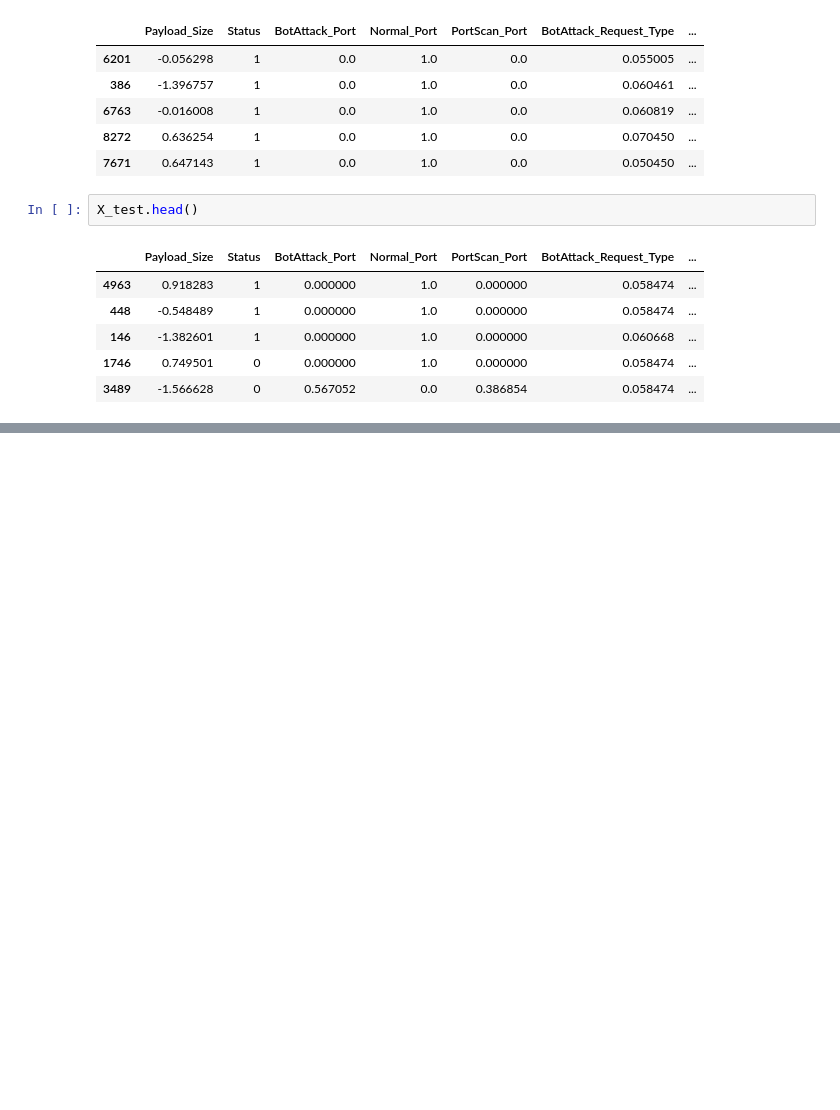
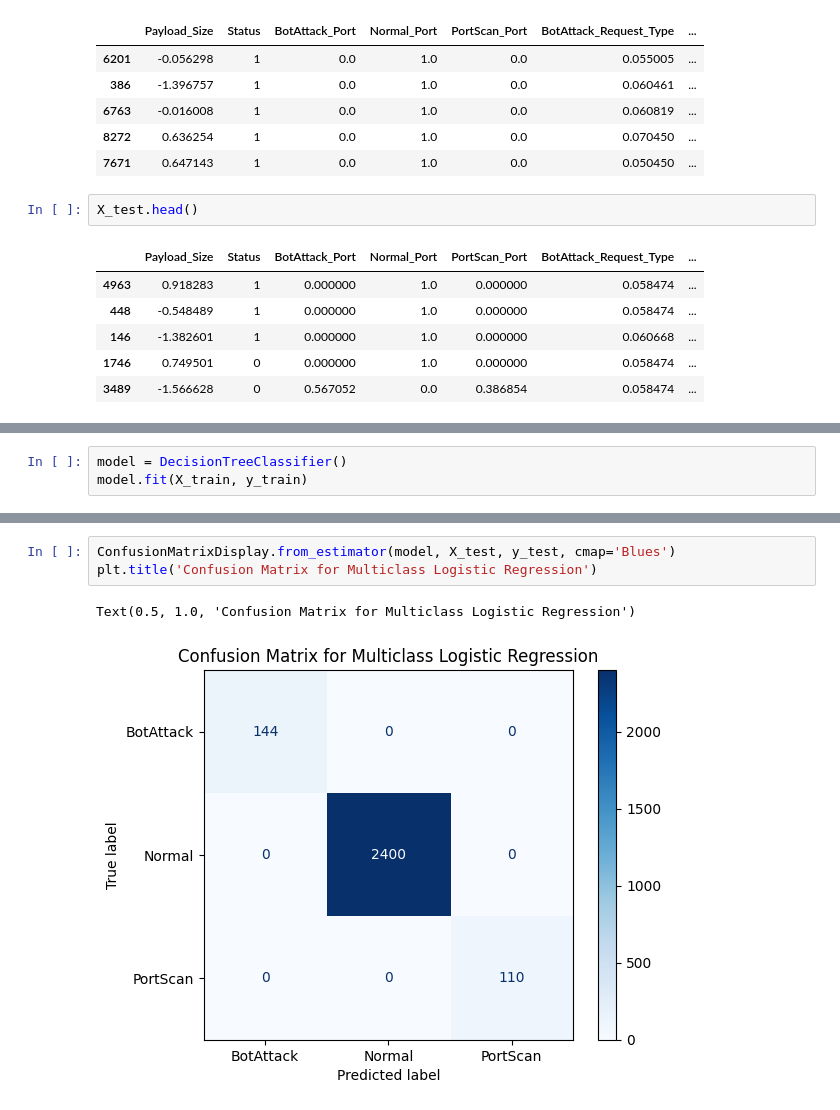
Before and after one commit to iamrus1/Intrusion-Log-Analysis, a Jupyter notebook: Intrusion detection log - Decision Tree.ipynb, the cells around one changed output, grey strips where cells are left out. Saved outputs shown, nothing was run; the diff lists cells and outputs as text; blank space fills up the shorter version.

Commit message:
Decision Tree v1

```diff
--- a/Intrusion detection log - Decision Tree.ipynb
+++ b/Intrusion detection log - Decision Tree.ipynb
@@ -553,0 +567,3 @@ X_test.head()
+# %%
+model = DecisionTreeClassifier()
+model.fit(X_train, y_train)
@@ -553,0 +589,6 @@ X_test.head()
+# %%
+ConfusionMatrixDisplay.from_estimator(model, X_test, y_test, cmap='Blues')
+plt.title('Confusion Matrix for Multiclass Logistic Regression')
+# %% [output]
+Text(0.5, 1.0, 'Confusion Matrix for Multiclass Logistic Regression')
+[figure, added]
```
Also changed, not shown: parts of 9 cells of this notebook.
